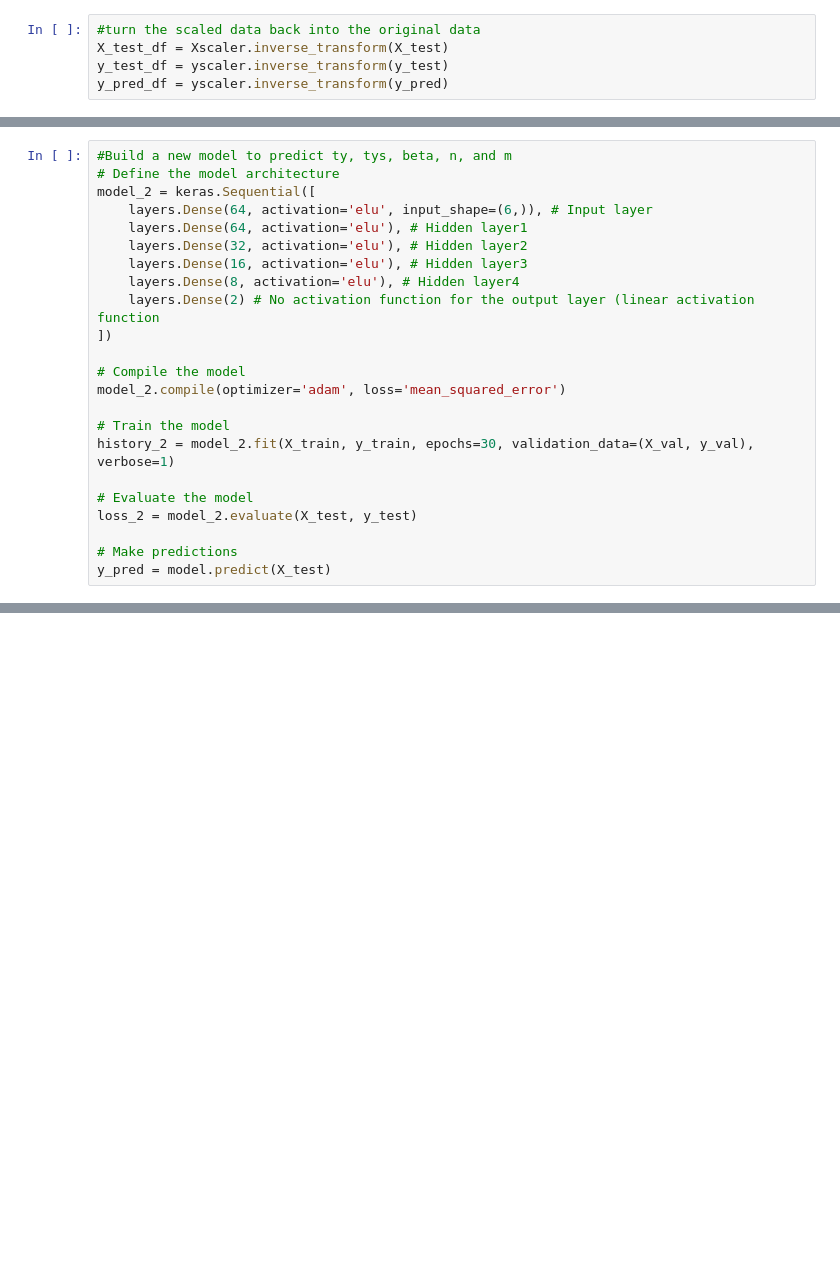
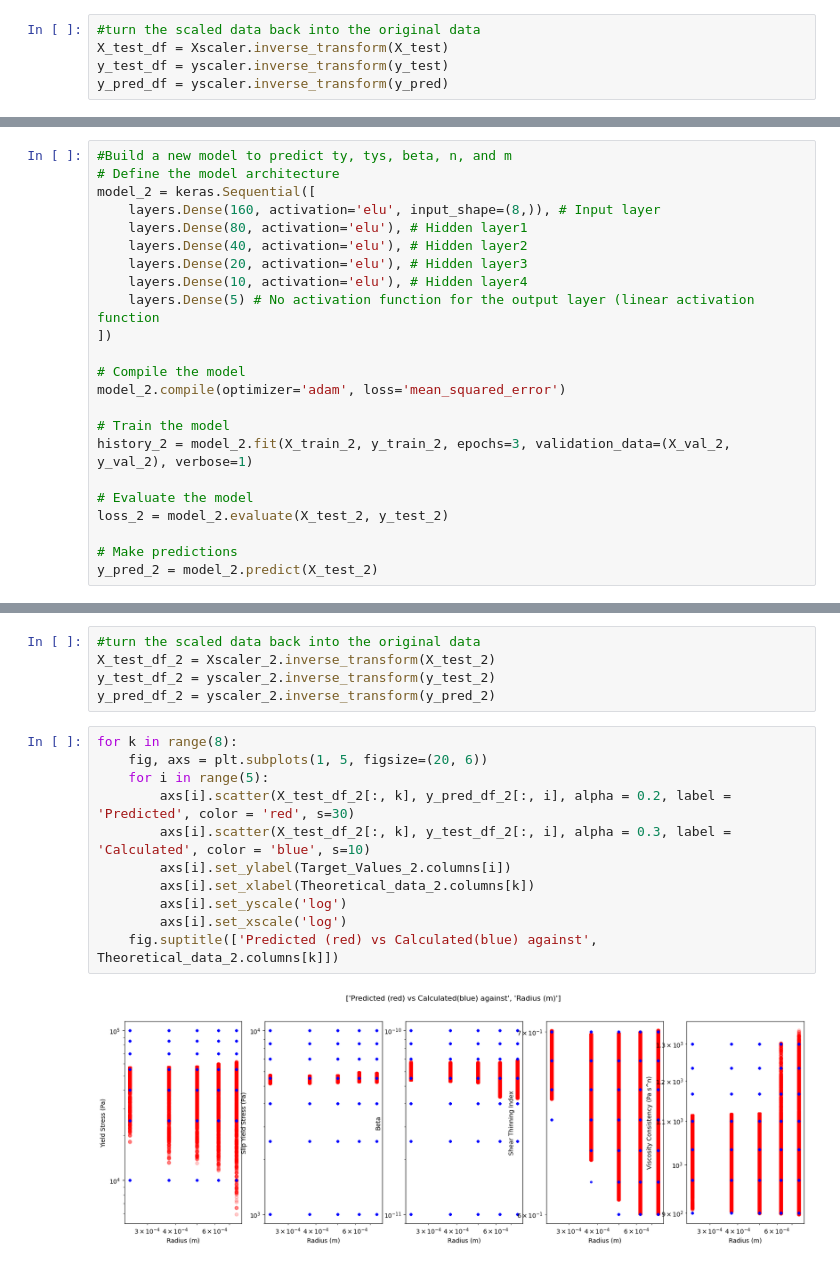
Before and after one commit to mistermitch92/PIPE-FLOW-Neural-Network, a Jupyter notebook: Keras_caprheo with ty.ipynb, the cells around one changed output, grey strips where cells are left out. Cells and saved outputs as stored; diff of their text form; blank space fills up the shorter version.

```diff
--- a/Keras_caprheo with ty.ipynb
+++ b/Keras_caprheo with ty.ipynb
@@ -195,22 +264,22 @@ display(Target_Values_2.head())
 #Build a new model to predict ty, tys, beta, n, and m
 # Define the model architecture
 model_2 = keras.Sequential([
-    layers.Dense(64, activation='elu', input_shape=(6,)), # Input layer
-    layers.Dense(64, activation='elu'), # Hidden layer1
-    layers.Dense(32, activation='elu'), # Hidden layer2
-    layers.Dense(16, activation='elu'), # Hidden layer3
-    layers.Dense(8, activation='elu'), # Hidden layer4
-    layers.Dense(2) # No activation function for the output layer (linear activation function
+    layers.Dense(160, activation='elu', input_shape=(8,)), # Input layer
+    layers.Dense(80, activation='elu'), # Hidden layer1
+    layers.Dense(40, activation='elu'), # Hidden layer2
+    layers.Dense(20, activation='elu'), # Hidden layer3
+    layers.Dense(10, activation='elu'), # Hidden layer4
+    layers.Dense(5) # No activation function for the output layer (linear activation function
 ])
 
 # Compile the model
 model_2.compile(optimizer='adam', loss='mean_squared_error')
 
 # Train the model
-history_2 = model_2.fit(X_train, y_train, epochs=30, validation_data=(X_val, y_val), verbose=1)
+history_2 = model_2.fit(X_train_2, y_train_2, epochs=3, validation_data=(X_val_2, y_val_2), verbose=1)
 
 # Evaluate the model
-loss_2 = model_2.evaluate(X_test, y_test)
+loss_2 = model_2.evaluate(X_test_2, y_test_2)
 
 # Make predictions
-y_pred = model.predict(X_test)
+y_pred_2 = model_2.predict(X_test_2)
@@ -216,0 +295,18 @@ y_pred = model.predict(X_test)
+# %%
+#turn the scaled data back into the original data
+X_test_df_2 = Xscaler_2.inverse_transform(X_test_2)
+y_test_df_2 = yscaler_2.inverse_transform(y_test_2)
+y_pred_df_2 = yscaler_2.inverse_transform(y_pred_2)
+# %%
+for k in range(8):
+    fig, axs = plt.subplots(1, 5, figsize=(20, 6))
+    for i in range(5):
+        axs[i].scatter(X_test_df_2[:, k], y_pred_df_2[:, i], alpha = 0.2, label = 'Predicted', color = 'red', s=30)
+        axs[i].scatter(X_test_df_2[:, k], y_test_df_2[:, i], alpha = 0.3, label = 'Calculated', color = 'blue', s=10)
+        axs[i].set_ylabel(Target_Values_2.columns[i])
+        axs[i].set_xlabel(Theoretical_data_2.columns[k])
+        axs[i].set_yscale('log')
+        axs[i].set_xscale('log')
+    fig.suptitle(['Predicted (red) vs Calculated(blue) against', Theoretical_data_2.columns[k]])
+# %% [output]
+[figure, added]
```
Also changed, not shown: parts of 18 cells of this notebook, 4 other files.
